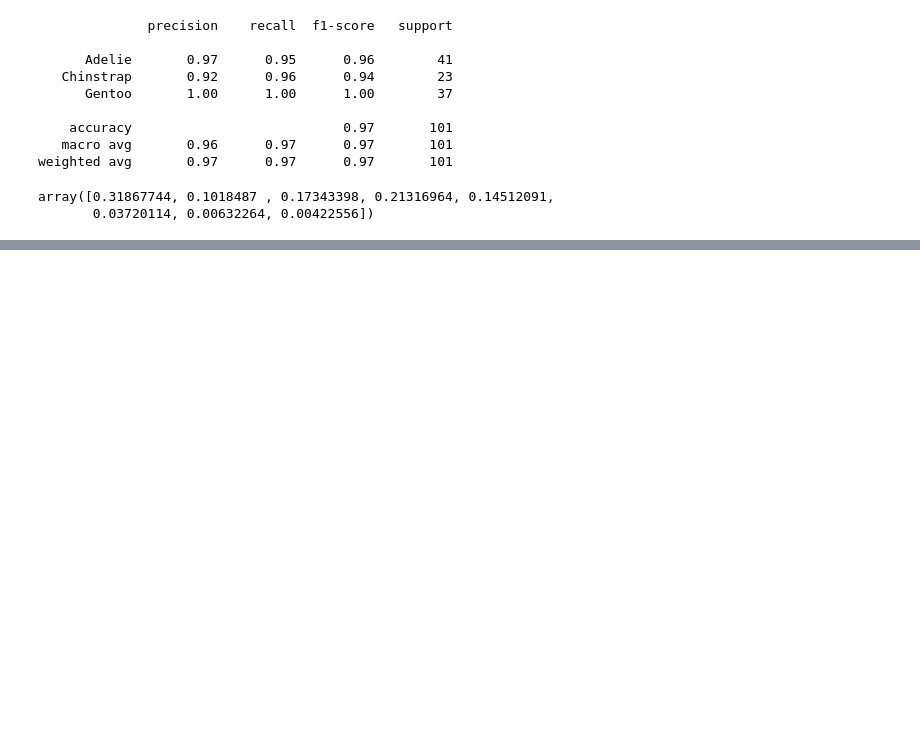
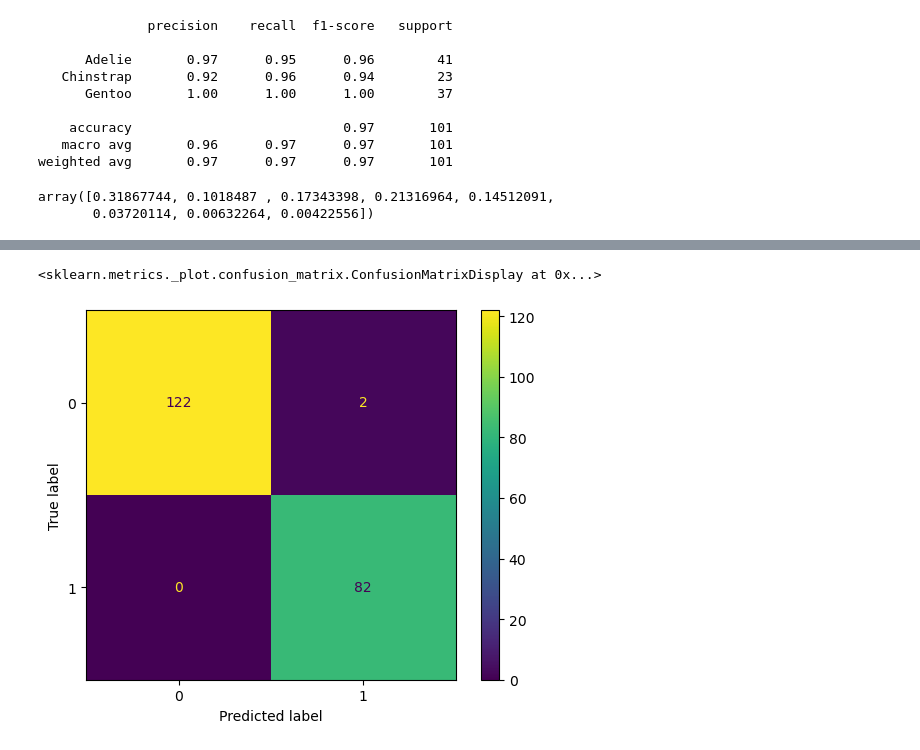
Before and after one commit to JovanTTT/MachineLearning-Course, a Jupyter notebook: Random_Forests.ipynb, the cells around one changed output, grey strips where cells are left out. Cells and saved outputs as stored; diff of their text form; code cells hidden in the pictures; blank space fills up the shorter version.

```diff
--- a/Random_Forests.ipynb
+++ b/Random_Forests.ipynb
@@ -87,0 +132,4 @@ array([0.31867744, 0.1018487 , 0.17343398, 0.21316964, 0.14512091,
+# %%
+grid = GridSearchCV(estimator = rfc, param_grid = param_grid)
+# %%
+grid.fit(X_train, y_train)
@@ -87,0 +162,4 @@ array([0.31867744, 0.1018487 , 0.17343398, 0.21316964, 0.14512091,
+# %%
+rfc = RandomForestClassifier(bootstrap = True, max_features = 2, n_estimators = 200, oob_score = True)
+# %%
+rfc.fit(X_train, y_train)
@@ -87,0 +204,5 @@ array([0.31867744, 0.1018487 , 0.17343398, 0.21316964, 0.14512091,
+# %%
+ConfusionMatrixDisplay.from_estimator(rfc, X_test, y_test)
+# %% [output]
+<sklearn.metrics._plot.confusion_matrix.ConfusionMatrixDisplay at 0x...>
+[figure, added]
```
Also changed, not shown: parts of 26 cells of this notebook, 1 other file.
